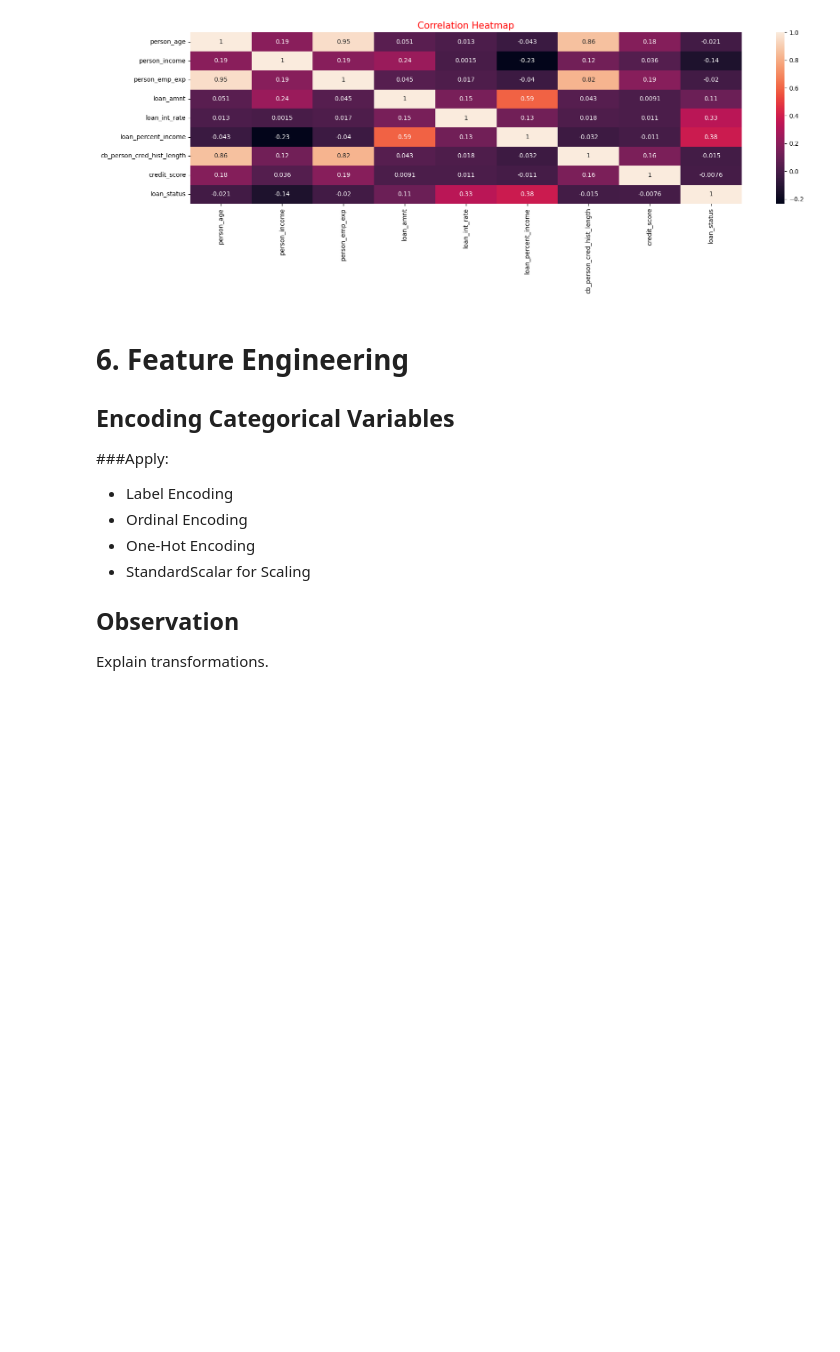
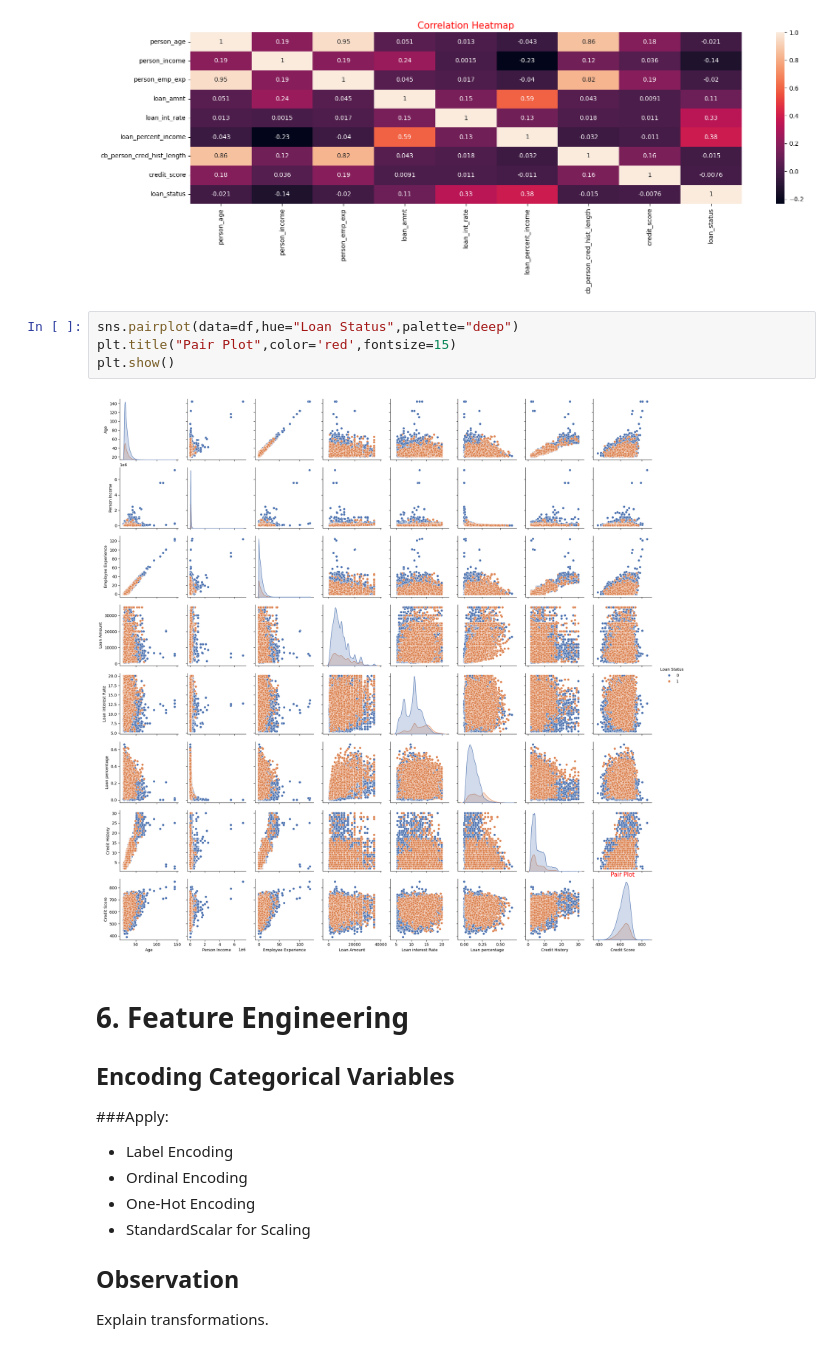
Before and after one commit to Muhammad-Musharraf/Loan-Approved-Prediction-ML-Project, a Jupyter notebook: Data/Loan_Approved_Prediction.ipynb, the cells around one changed output. Saved outputs shown, nothing was run; the diff lists cells and outputs as text; blank space fills up the shorter version.

Commit message:
Add pairplot

```diff
--- a/Data/Loan_Approved_Prediction.ipynb
+++ b/Data/Loan_Approved_Prediction.ipynb
@@ -458,6 +458,12 @@ plt.title("Correlation Heatmap",color='red',fontsize=15)
 plt.show()
 # %% [output]
 [figure]
+# %%
+sns.pairplot(data=df,hue="Loan Status",palette="deep")
+plt.title("Pair Plot",color='red',fontsize=15)
+plt.show()
+# %% [output]
+[figure, added]
 # %% [markdown]
 # **6. Feature Engineering**
 ## **Encoding Categorical Variables**
```
Also changed, not shown: parts of 6 cells of this notebook.
